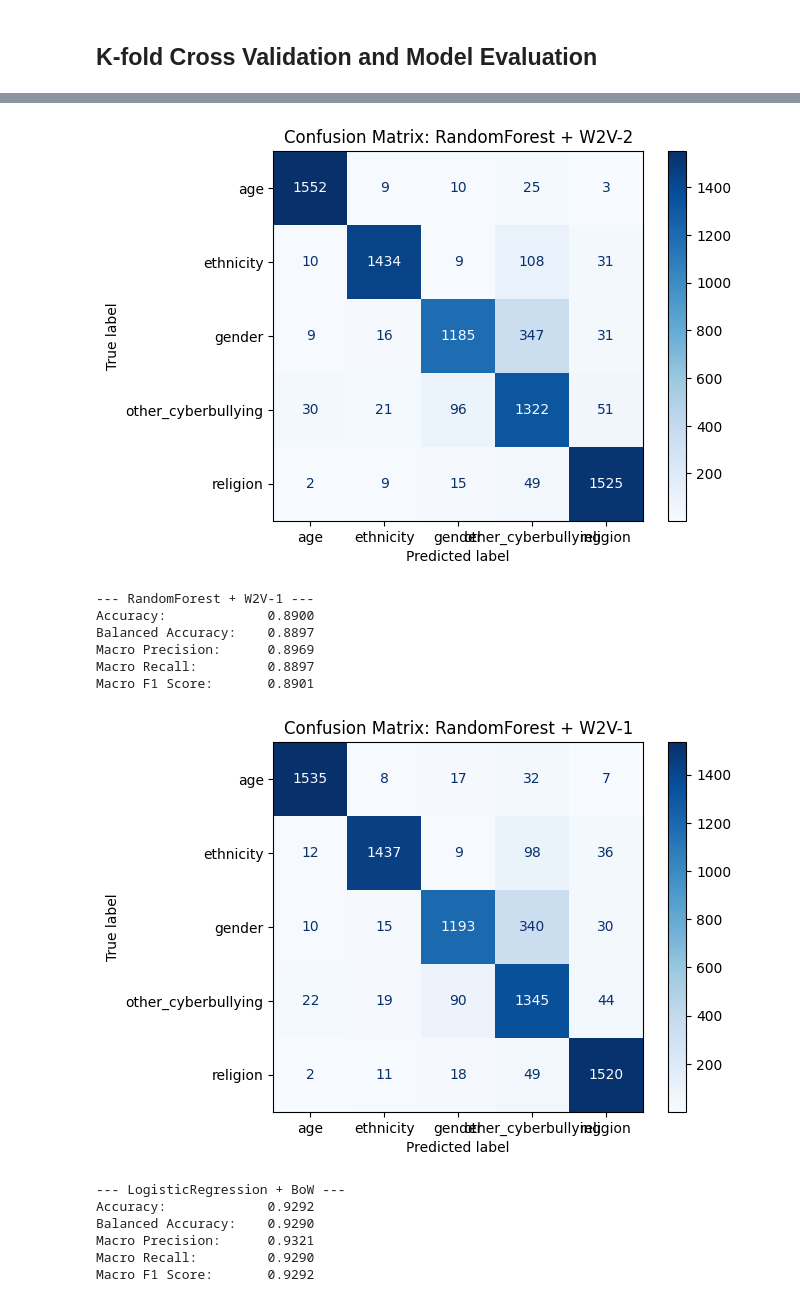
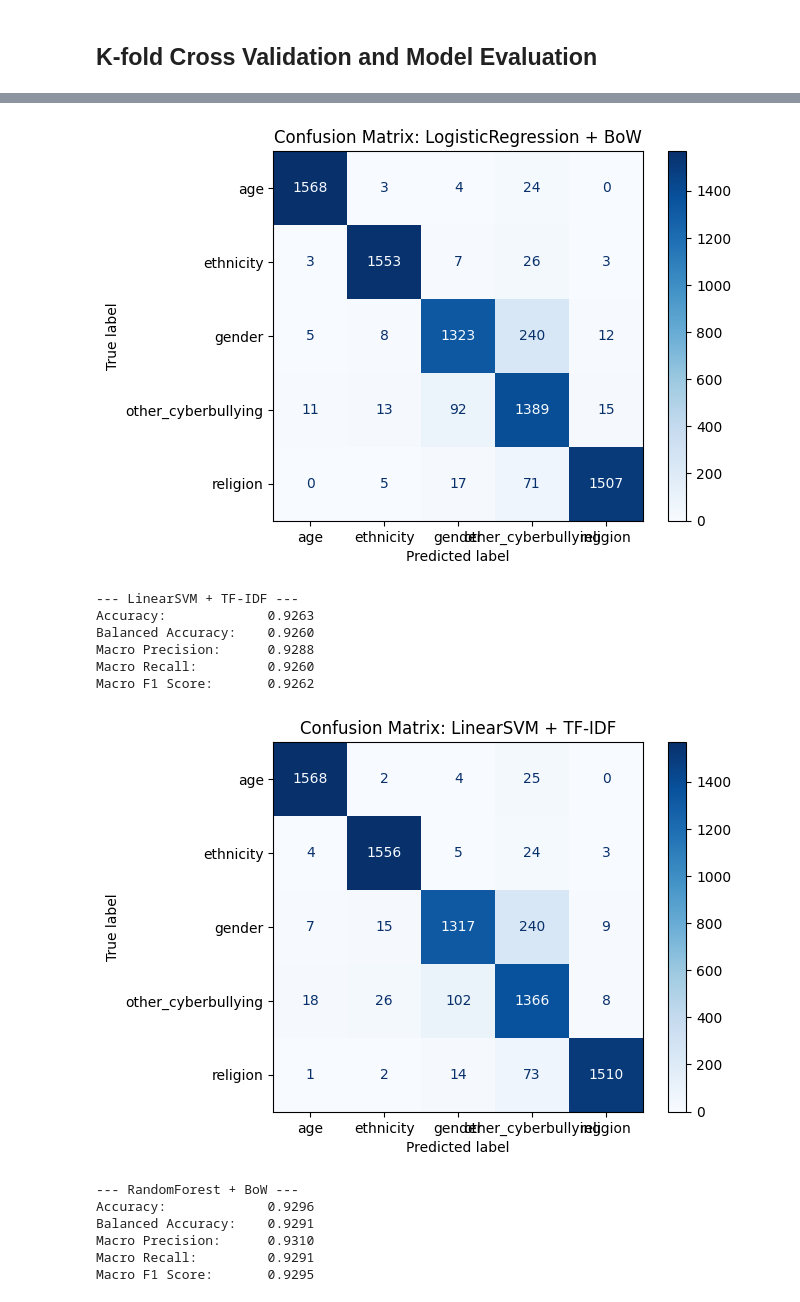
Before and after one commit to msegreto/CyberbullismDetection, a Jupyter notebook: notebook/4_MultiClassification.ipynb, the cells around one changed output, grey strips where cells are left out. Saved outputs shown, nothing was run; the diff lists cells and outputs as text; code cells hidden in the pictures.

```diff
--- a/notebook/4_MultiClassification.ipynb
+++ b/notebook/4_MultiClassification.ipynb
@@ -269,6 +269,6 @@ df_eval_sorted.to_csv('../dataset/cross_validation/multiclass_result.csv', index
 # %%
 # test set loading
-df_eval_sorted = pd.read_csv('../dataset/cross_validation/binary_result.csv')
+df_eval_sorted = pd.read_csv('../dataset/cross_validation/multiclass_result.csv')
 df_test = pd.read_csv("../dataset/test_set.csv")
 df_test = df_test[df_test["multiclass_label"] != "not_cyberbullying"]
 X_test_text = df_test["text"]
@@ -374,14 +374,14 @@ Macro F1 Score:       0.8884
-[figure, old version]
+[figure, new version]
---- RandomForest + W2V-1 ---
-Accuracy:             0.8900
-Balanced Accuracy:    0.8897
-Macro Precision:      0.8969
-Macro Recall:         0.8897
-Macro F1 Score:       0.8901
+--- LinearSVM + TF-IDF ---
+Accuracy:             0.9263
+Balanced Accuracy:    0.9260
+Macro Precision:      0.9288
+Macro Recall:         0.9260
+Macro F1 Score:       0.9262
-[figure, old version]
+[figure, new version]
---- LogisticRegression + BoW ---
-Accuracy:             0.9292
-Balanced Accuracy:    0.9290
-Macro Precision:      0.9321
-Macro Recall:         0.9290
-Macro F1 Score:       0.9292
+--- RandomForest + BoW ---
+Accuracy:             0.9296
+Balanced Accuracy:    0.9291
+Macro Precision:      0.9310
+Macro Recall:         0.9291
+Macro F1 Score:       0.9295
```
Also changed, not shown: parts of 2 cells of this notebook, 3 other files.
